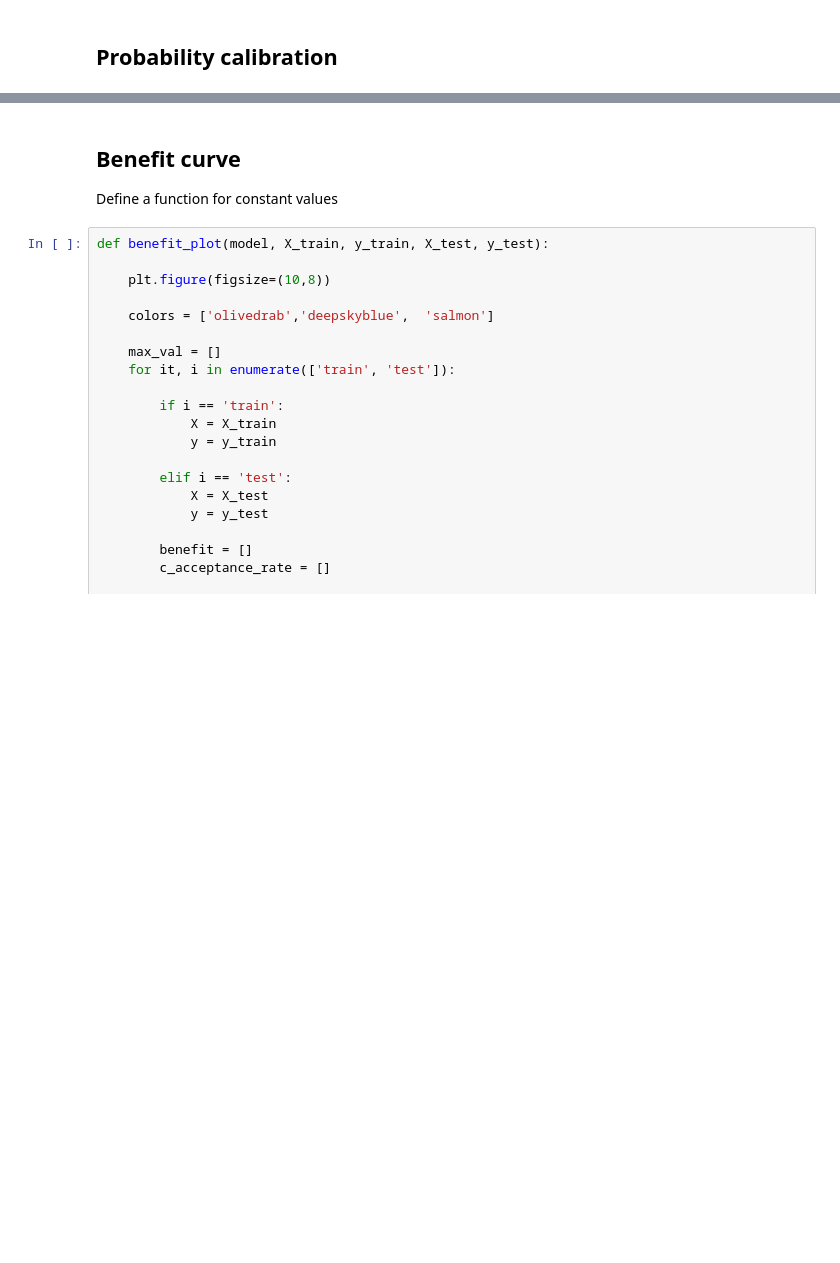
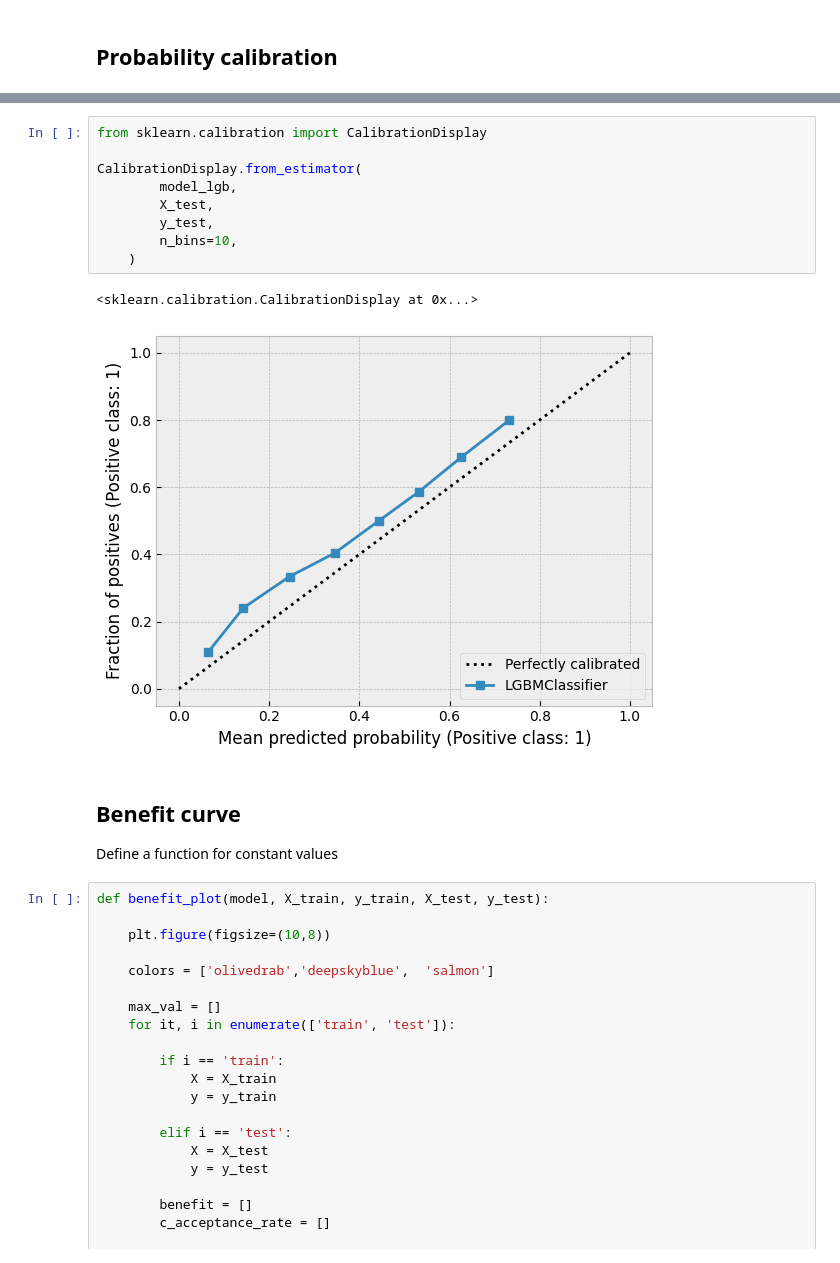
Before and after one commit to xCthulhuFtagn/---------2023-2024, a Jupyter notebook: Семинары/Семинар 3/3 Credit_scoring_for_retail_portfolio.ipynb, the cells around one changed output, grey strips where cells are left out. Saved outputs shown, nothing was run; the diff lists cells and outputs as text; blank space fills up the shorter version.

```diff
--- a/Семинары/Семинар 3/3 Credit_scoring_for_retail_portfolio.ipynb
+++ b/Семинары/Семинар 3/3 Credit_scoring_for_retail_portfolio.ipynb
@@ -761,3 +761,15 @@ plt.show()
+# %%
+from sklearn.calibration import CalibrationDisplay
+
+CalibrationDisplay.from_estimator(
+        model_lgb,
+        X_test,
+        y_test,
+        n_bins=10,
+    )
+# %% [output]
+<sklearn.calibration.CalibrationDisplay at 0x...>
+[figure, added]
 # %% [markdown]
 ## Benefit curve
 
```
Also changed, not shown: parts of 18 cells of this notebook.
